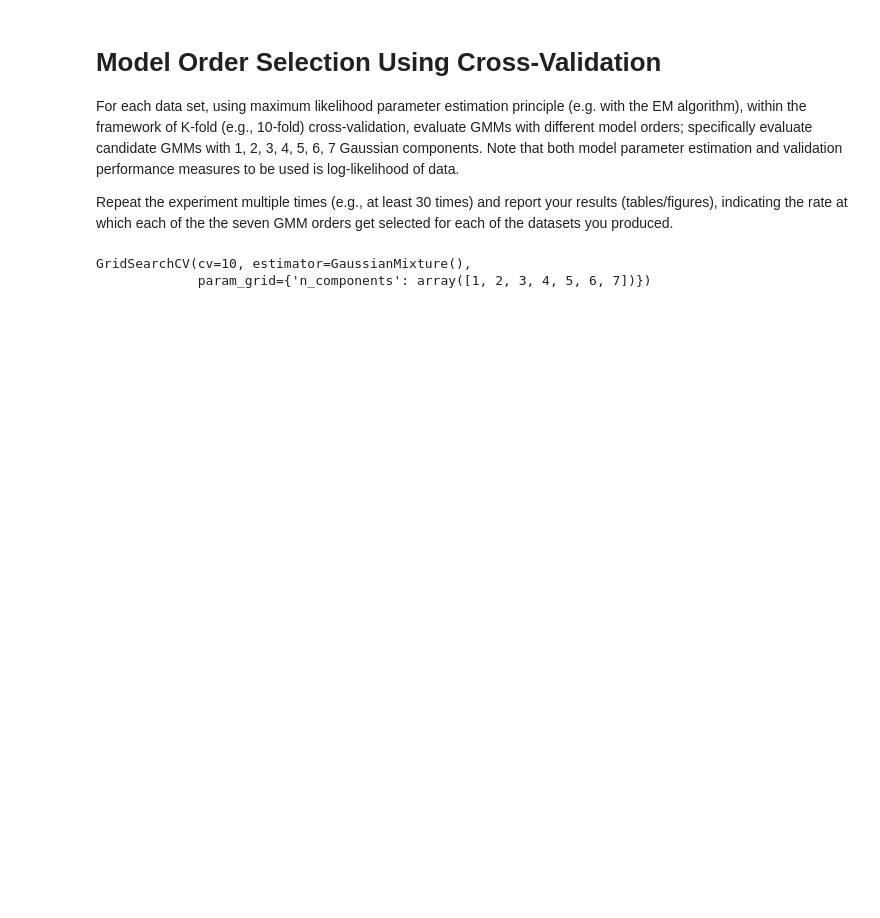
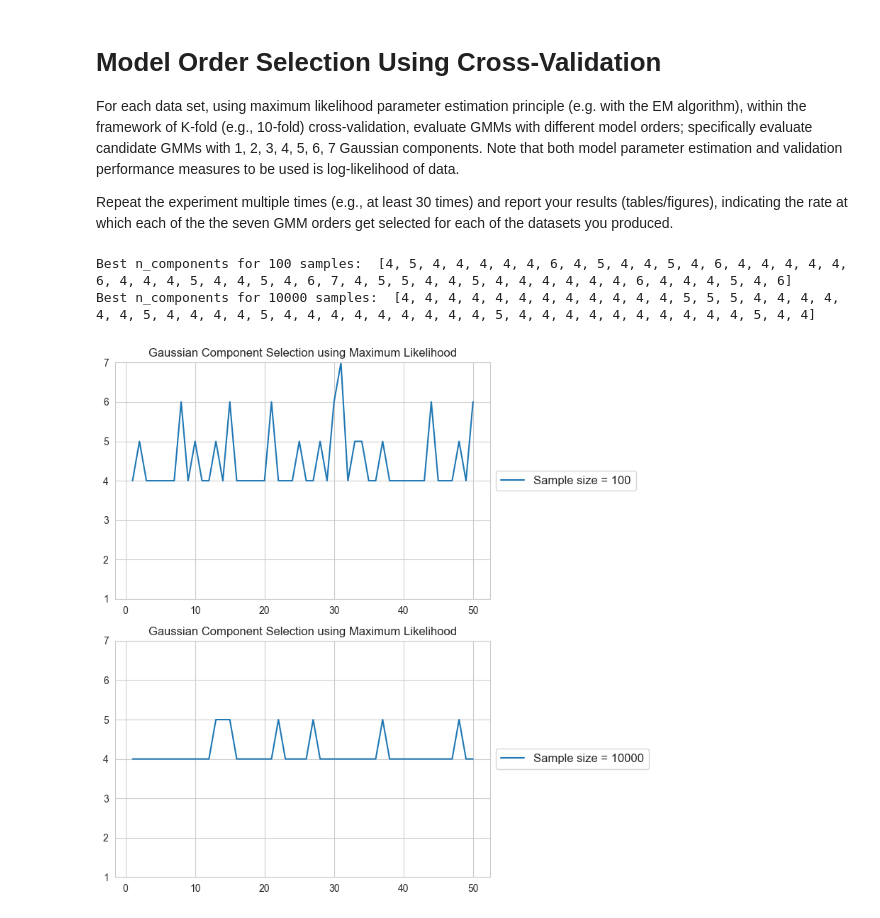
Before and after one commit to PdAlbedo/CS6140_Machine_Learning, a Jupyter notebook: A4/CS6140_A4_Q3_GMM.ipynb, the cells around one changed output. Cells and saved outputs as stored; diff of their text form; code cells hidden in the pictures; blank space fills up the shorter version.

```diff
--- a/A4/CS6140_A4_Q3_GMM.ipynb
+++ b/A4/CS6140_A4_Q3_GMM.ipynb
@@ -83,8 +83,35 @@ Repeat the experiment multiple times (e.g., at least 30 times) and report your r
 num_components = np.array([1, 2, 3, 4, 5, 6, 7])
 params = {'n_components': num_components}
 
-gmm_gs = GridSearchCV(GaussianMixture(), param_grid = params, cv = 10)
-gmm_gs.fit(X_10000)
+best_res = [[], []]
+for i in range(50):
+    gmm_gs = GridSearchCV(GaussianMixture(), param_grid = params, cv = 10)
+    gmm_gs.fit(X_100)
+    best_res[0].append(gmm_gs.best_params_['n_components'])
+    gmm_gs.fit(X_10000)
+    best_res[1].append(gmm_gs.best_params_['n_components'])
+
+print('Best n_components for 100 samples: ', best_res[0])
+print('Best n_components for 10000 samples: ', best_res[1])
 # %% [output]
-GridSearchCV(cv=10, estimator=GaussianMixture(),
-             param_grid={'n_components': array([1, 2, 3, 4, 5, 6, 7])})
+Best n_components for 100 samples:  [4, 5, 4, 4, 4, 4, 4, 6, 4, 5, 4, 4, 5, 4, 6, 4, 4, 4, 4, 4, 6, 4, 4, 4, 5, 4, 4, 5, 4, 6, 7, 4, 5, 5, 4, 4, 5, 4, 4, 4, 4, 4, 4, 6, 4, 4, 4, 5, 4, 6]
+Best n_components for 10000 samples:  [4, 4, 4, 4, 4, 4, 4, 4, 4, 4, 4, 4, 5, 5, 5, 4, 4, 4, 4, 4, 4, 5, 4, 4, 4, 4, 5, 4, 4, 4, 4, 4, 4, 4, 4, 4, 5, 4, 4, 4, 4, 4, 4, 4, 4, 4, 4, 5, 4, 4]
+# %%
+fig_2 = plt.figure(figsize = (8, 8))
+
+plt.subplot(2, 1, 1)
+plt.plot(np.array(range(1, 51)), best_res[0], label = 'Sample size = 100')
+plt.title('Gaussian Component Selection using Maximum Likelihood')
+plt.legend(loc = 'center left', bbox_to_anchor = (1, 0.5), prop = {'size': 12})
+plt.ylim([1, 7])
+
+plt.subplot(2, 1, 2)
+plt.plot(np.array(range(1, 51)), best_res[1], label = 'Sample size = 10000')
+plt.title('Gaussian Component Selection using Maximum Likelihood')
+plt.legend(loc = 'center left', bbox_to_anchor = (1, 0.5), prop = {'size': 12})
+plt.ylim([1, 7])
+
+fig_2.tight_layout()
+plt.show()
+# %% [output]
+[figure, added]
```
Also changed, not shown: parts of 2 cells of this notebook.
